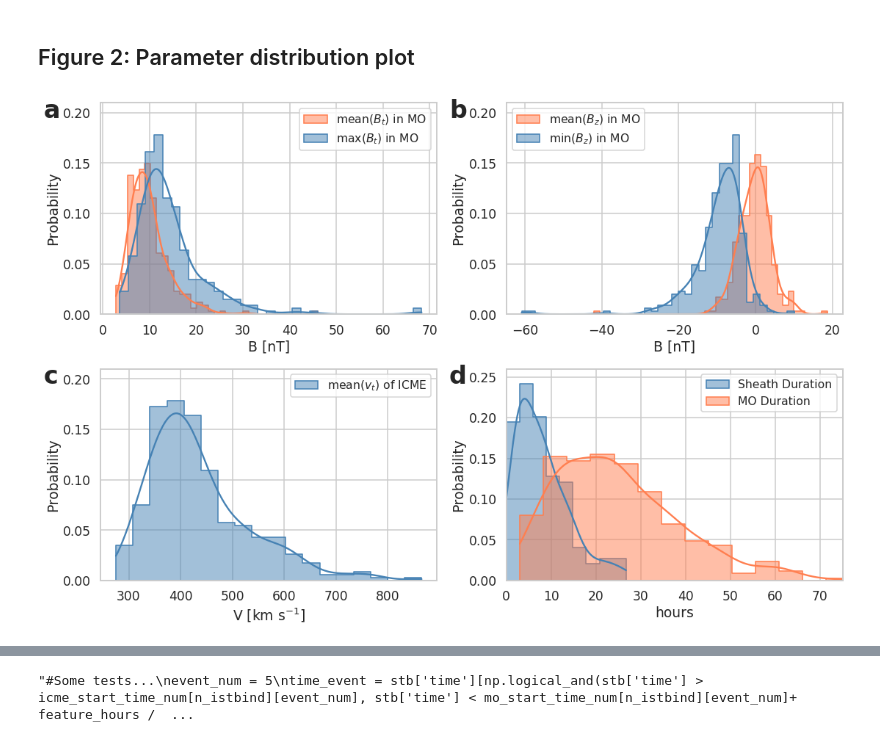
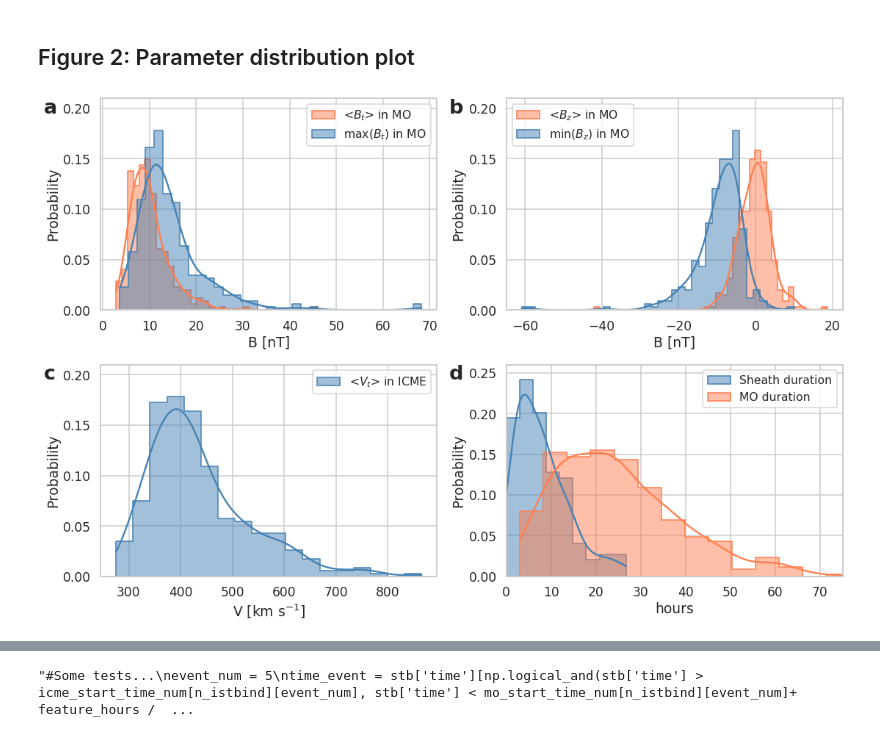
Before and after one commit to helioforecast/Papers, a Jupyter notebook: Reiss2021_MLrope/mfrpred_mreiss_bz.ipynb, the cells around one changed output, grey strips where cells are left out. Drawn from its saved outputs; the diff is of its cells as text; code cells hidden in the pictures.

```diff
--- a/Reiss2021_MLrope/mfrpred_mreiss_bz.ipynb
+++ b/Reiss2021_MLrope/mfrpred_mreiss_bz.ipynb
@@ -498,26 +459,27 @@ plt.xlabel('Date [years]')
 plt.ylim([0.94,1.1])
 plt.legend(loc=1,fontsize=13)
 
+
 ax2 = plt.subplot(122)
 #ax2.scatter(ic.loc[wini,'mo_sc_heliodistance'],ic.loc[wini,'mo_bmean'], label='Wind', s=ms,c='mediumseagreen', alpha=al)
 #ax2.scatter(ic.loc[stai,'mo_sc_heliodistance'],ic.loc[stai,'mo_bmean'], label='STEREO-A',s=ms,c='red', alpha=al)
 #ax2.scatter(ic.loc[stbi,'mo_sc_heliodistance'],ic.loc[stbi,'mo_bmean'], label='STEREO-B',s=ms,c='blue', alpha=al)
-ax2.scatter(ic.loc[win_select_ind1,'mo_sc_heliodistance'],ic.loc[win_select_ind1,'mo_bmax'], label='max($B_t$) in Wind', s=ms,c='mediumseagreen', alpha=al)
-ax2.scatter(ic.loc[sta_select_ind1,'mo_sc_heliodistance'],ic.loc[sta_select_ind1,'mo_bmax'], label='max($B_t$) in STEREO-A',s=ms,c='tomato', alpha=al)
-ax2.scatter(ic.loc[stb_select_ind1,'mo_sc_heliodistance'],ic.loc[stb_select_ind1,'mo_bmax'], label='max($B_t$) in STEREO-B',s=ms,c='mediumslateblue', alpha=al)
+ax2.scatter(ic.loc[win_select_ind1,'icme_start_time'],ic.loc[win_select_ind1,'mo_bmax'], label='max($B_t$) in Wind', s=ms,c='mediumseagreen', alpha=al)
+ax2.scatter(ic.loc[sta_select_ind1,'icme_start_time'],ic.loc[sta_select_ind1,'mo_bmax'], label='max($B_t$) in STEREO-A',s=ms,c='tomato', alpha=al)
+ax2.scatter(ic.loc[stb_select_ind1,'icme_start_time'],ic.loc[stb_select_ind1,'mo_bmax'], label='max($B_t$) in STEREO-B',s=ms,c='mediumslateblue', alpha=al)
+ax2 = plt.subplot(122)
 
 al=1.0
-ax2.plot(ic.loc[win_select_ind1,'mo_sc_heliodistance'],ic.loc[win_select_ind1,'mo_bzmin'], linestyle='None',marker='o',ms=5,c='mediumseagreen',markerfacecolor='white',label='min($B_{\mathrm{z}}$) in Wind', alpha=al)
-ax2.plot(ic.loc[sta_select_ind1,'mo_sc_heliodistance'],ic.loc[sta_select_ind1,'mo_bzmin'], linestyle='None',marker='o',ms=5,label='min($B_{\mathrm{z}}$) in STEREO-A',markerfacecolor='white',c='tomato', alpha=al)
-ax2.plot(ic.loc[stb_select_ind1,'mo_sc_heliodistance'],ic.loc[stb_select_ind1,'mo_bzmin'], linestyle='None',marker='o',ms=5,label='min($B_{\mathrm{z}}$) in STEREO-B',markerfacecolor='white',c='mediumslateblue', alpha=al)
-ax2.set_xlabel('Heliocentric Distance [AU]')
-ax2.set_ylabel('Magnetic Field Strength in Magnetic Obstacle [nT]')
-ax2.set_xlim([0.94,1.1])
-ax2.legend(loc=1,fontsize=13)
+ax2.scatter(ic.loc[win_select_ind1,'icme_start_time'],ic.loc[win_select_ind1,'mo_bzmin'], linestyle='None',marker='o',s=ms,edgecolors='mediumseagreen',facecolors='white',label='min($B_{\mathrm{z}}$) in Wind', alpha=al)
+ax2.scatter(ic.loc[sta_select_ind1,'icme_start_time'],ic.loc[sta_select_ind1,'mo_bzmin'], linestyle='None',marker='o',s=ms,label='min($B_{\mathrm{z}}$) in STEREO-A',facecolors='white',edgecolors='tomato', alpha=al)
+ax2.scatter(ic.loc[stb_select_ind1,'icme_start_time'],ic.loc[stb_select_ind1,'mo_bzmin'], linestyle='None',marker='o',s=ms,label='min($B_{\mathrm{z}}$) in STEREO-B',facecolors='white',edgecolors='mediumslateblue', alpha=al)
+plt.xlabel('Date [years]')
+ax2.set_ylabel('Magnetic Field Strength in MO [nT]')
+ax2.legend(loc=1,fontsize=12)
 
 # Add labels to plots
 for ax, ann in zip([ax1, ax2], ['a', 'b']):
-    ax.text(0.03, .93, ann, transform=ax.transAxes, fontsize=32, weight='bold')
+    ax.text(0.03, .93, ann, transform=ax.transAxes, fontsize=20, weight='bold')
 
 #for ax, ann in zip([ax1, ax2], ['a', 'b']):
 #    ax.text(0.02, .93, ann, transform=ax.transAxes, fontsize=32, weight='bold')
@@ -542,12 +504,6 @@ Total: 348
 # %% [markdown]
 ## Figure 2: Parameter distribution plot
 # %%
-#make distribution plots
-#plt.figure(10,figsize=(12,5))
-#sns.histplot(ic.mo_sc_heliodistance)
-
-
-n_all=np.hstack([win_select_ind1,sta_select_ind1,stb_select_ind1])
 sns.set_context("talk")
 sns.set_style('whitegrid')
 
@@ -555,14 +511,14 @@ fig=plt.figure(figsize=(15,10),dpi=75)
 
 fs=15
 ax1 = plt.subplot(221)
-sns.histplot(ic.loc[n_all,'mo_bmean'], label='mean($B_t$) in MO',color='coral',alpha=0.5,kde=True,stat='probability',element='step')
+sns.histplot(ic.loc[n_all,'mo_bmean'], label='<$B_t$> in MO',color='coral',alpha=0.5,kde=True,stat='probability',element='step')
 sns.histplot(ic.loc[n_all,'mo_bmax'], label='max($B_t$) in MO',color='steelblue',kde=True,stat='probability', element='step')
 ax1.set_xlabel('B [nT]')
 ax1.set_ylim(0,0.21)
 plt.legend(loc=1,fontsize=fs)
 
 ax2 = plt.subplot(222)
-sns.histplot(ic.loc[n_all,'mo_bzmean'],label='mean($B_z$) in MO',color='coral',alpha=0.5,kde=True,stat='probability', element='step')
+sns.histplot(ic.loc[n_all,'mo_bzmean'],label='<$B_z$> in MO',color='coral',alpha=0.5,kde=True,stat='probability', element='step')
 sns.histplot(ic.loc[n_all,'mo_bzmin'],label='min($B_z$) in MO',color='steelblue',kde=True,stat='probability', element='step')
 ax2.set_xlabel('B [nT]')
 #ax2.set_ylabel('')
@@ -570,44 +526,44 @@ ax2.set_ylim(0,0.21)
 plt.legend(loc=2,fontsize=fs)
 
 ax3 = plt.subplot(223)
-sns.histplot(ic.loc[n_all,'icme_speed_mean'],label='mean($v_t$) of ICME',color='steelblue',kde=True,stat='probability', element='step')
+sns.histplot(ic.loc[n_all,'icme_speed_mean'],label='<$V_t$> in ICME',color='steelblue',kde=True,stat='probability', element='step')
 ax3.set_xlabel('V [km s$^{-1}$]')
 ax3.set_ylim(0,0.21)
 plt.legend(loc=1,fontsize=fs)
 
 ax4 = plt.subplot(224)
-sns.histplot(ic.loc[n_all,'icme_duration']-ic.loc[n_iwinind,'mo_duration'],label='Sheath Duration',color='steelblue',kde=True,stat='probability', element='step')
-sns.histplot(ic.loc[n_all,'mo_duration'],label='MO Duration',color='coral',kde=True,stat='probability', element='step')
+sns.histplot(ic.loc[n_all,'icme_duration']-ic.loc[n_iwinind,'mo_duration'],label='Sheath duration',color='steelblue',kde=True,stat='probability', element='step')
+sns.histplot(ic.loc[n_all,'mo_duration'],label='MO duration',color='coral',kde=True,stat='probability', element='step')
 ax4.set_xlabel('hours')
 ax4.set_ylim(0,0.26)
 ax4.set_xlim(0,75)
 #ax4.set_ylabel('')
 plt.legend(loc=1,fontsize=fs)
 
 #ax4 = plt.subplot(234)
 #sns.histplot(ic.loc[n_iwinind,'mo_density_mean'],label='MO <$N_p$>',color='steelblue',kde=True,stat='probability', element='step')
 #ax4.set_xlabel('N [ccm$^{-3}$]')#
 #ax4.set_ylim(0,0.25)
 #ax4.set_ylabel('')
 #plt.legend(loc=1)
 
 #ax5 = plt.subplot(235)
 #sns.histplot(ic.loc[n_iwinind,'mo_temperature_mean'],label='MO <$T_p$>',color='steelblue',kde=True,stat='probability', element='step')
 #ax5.set_xlabel('hours')
 #ax5.set_ylim(0,0.25)#
 #ax5.set_ylabel('')
 #plt.legend(loc=1)
 #plt.tight_layout()
 
 plt.tight_layout()
 
 # Add labels to plots
 for ax, ann in zip([ax1, ax2, ax3, ax4], ['a', 'b','c','d']):
-    ax.text(-0.17, .93, ann, transform=ax.transAxes, fontsize=32, weight='bold')
+    ax.text(-0.17, .93, ann, transform=ax.transAxes, fontsize=26, weight='bold')
 
 argv3 ='fig2_dist.pdf'
 plt.savefig('plots/' + argv3)
 argv3 ='fig2_dist.png'
 plt.savefig('plots/' + argv3)
 # %% [output]
-[figure, old version]
+[figure, new version]
```
Also changed, not shown: parts of 8 cells of this notebook, 3 other files.
